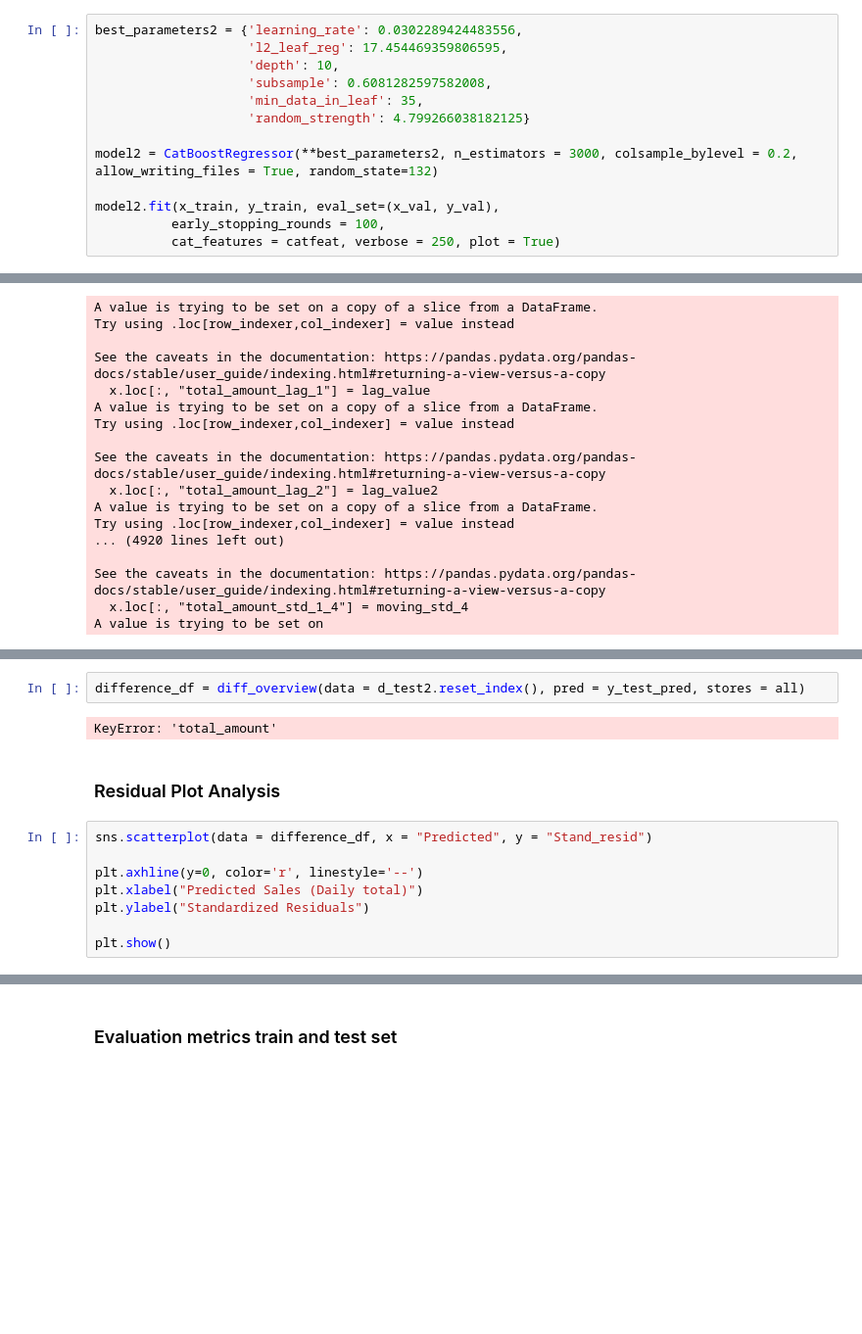
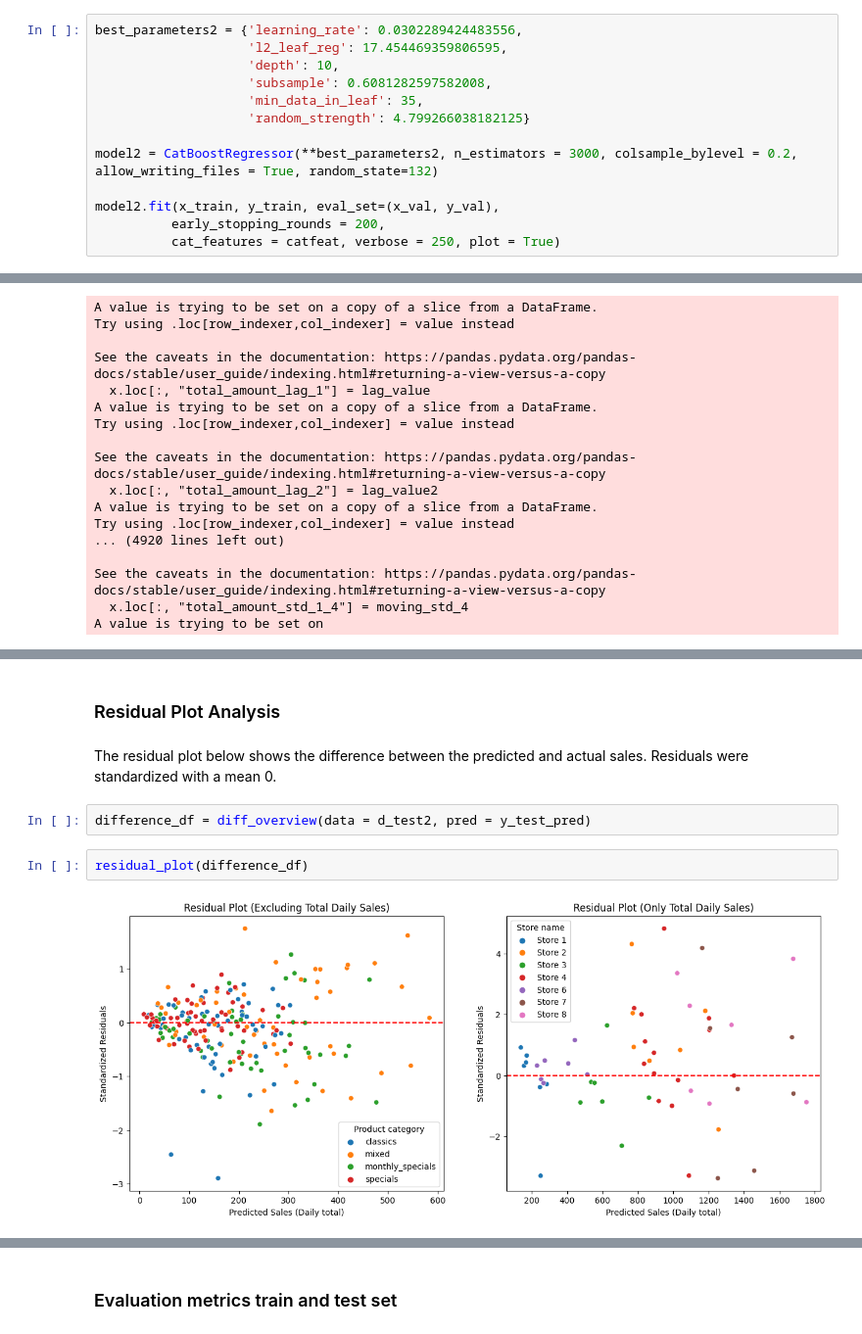
Before and after one commit to vlatko-v/sweet-spot-donut-sales-forecasting, a Jupyter notebook: catboost.ipynb, the cells around one changed output, grey strips where cells are left out. Shown at 98% size. Saved outputs shown, nothing was run; the diff lists cells and outputs as text; blank space fills up the shorter version.

```diff
--- a/catboost.ipynb
+++ b/catboost.ipynb
@@ -341,7 +297,7 @@ best_parameters2 = {'learning_rate': 0.0302289424483556,
 model2 = CatBoostRegressor(**best_parameters2, n_estimators = 3000, colsample_bylevel = 0.2, allow_writing_files = True, random_state=132)
 
 model2.fit(x_train, y_train, eval_set=(x_val, y_val),
-          early_stopping_rounds = 100,
+          early_stopping_rounds = 200,
           cat_features = catfeat, verbose = 250, plot = True)
 # %% [output]
 MetricVisualizer(layout=Layout(align_self='stretch', height='500px'))
@@ -441,14 +397,10 @@ TypeError: '<' not supported between instances of 'int' and 'Timestamp'
-# %%
-difference_df = diff_overview(data = d_test2.reset_index(), pred = y_test_pred, stores = all)
-# %% [output]
-KeyError: 'total_amount'
 # %% [markdown]
 ### Residual Plot Analysis
-# %%
-sns.scatterplot(data = difference_df, x = "Predicted", y = "Stand_resid")
-
-plt.axhline(y=0, color='r', linestyle='--')
-plt.xlabel("Predicted Sales (Daily total)")
-plt.ylabel("Standardized Residuals")
-
-plt.show()
+# %% [markdown]
+The residual plot below shows the difference between the predicted and actual sales. Residuals were standardized with a mean 0.
+# %%
+difference_df = diff_overview(data = d_test2, pred = y_test_pred)
+# %%
+residual_plot(difference_df)
+# %% [output]
+[figure, added]
```
Also changed, not shown: parts of 25 cells of this notebook, 2 other files.
